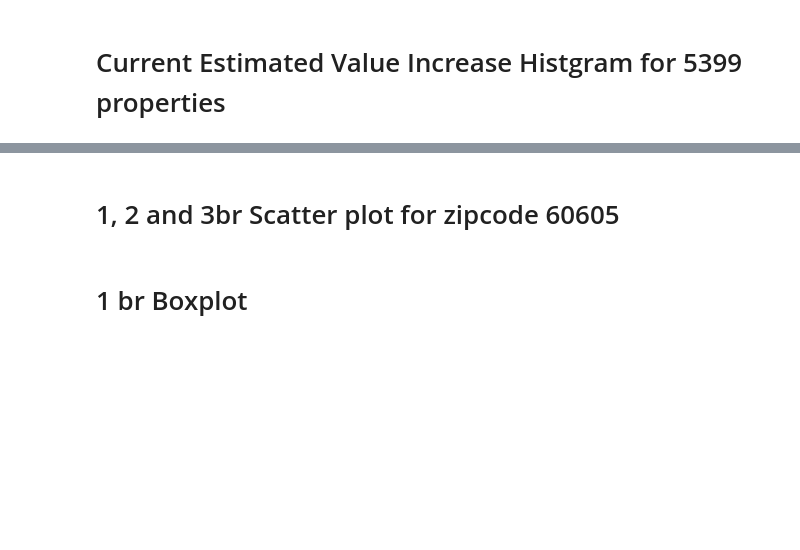
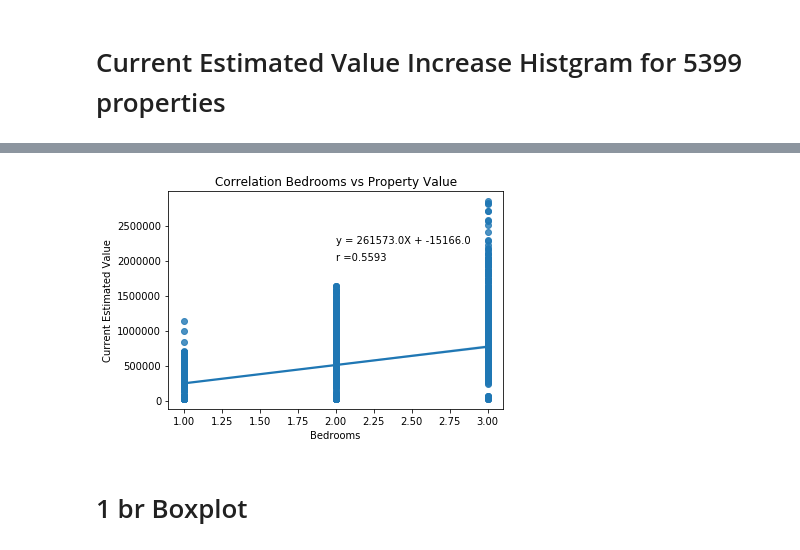
Before and after one commit to FeLowe/NW-Bootcamp-Projects, a Jupyter notebook: analysis.ipynb, the cells around one changed output, grey strips where cells are left out. Drawn from its saved outputs; the diff is of its cells as text; code cells hidden in the pictures; blank space fills up the shorter version.

```diff
--- a/analysis.ipynb
+++ b/analysis.ipynb
@@ -180,25 +190,24 @@ plt.savefig("Images/histogram2.png")
 # %%
 # Calc correlation between Zestimate amount vs Bedrooms
-condo_df_zip1 = bedrooms_combined_df.loc[general_df['Zip']==60601]
+condo_df_zip1 = bedrooms_combined_df
 
 # Calc r
 r = np.corrcoef (condo_df_zip1['Bedrooms'], condo_df_zip1['Current Estimated Value'])[1,0]
 r_round = 'r =' + str(r.round(4))
 
 # Calc Linear function
 myXset = np.array(condo_df_zip1['Bedrooms'])
 myYset = np.array(condo_df_zip1['Current Estimated Value'])
 coefficient = np.polyfit(myXset, myYset, 1)
 Y_func = np.poly1d(coefficient)
 linear = 'y = ' + str(coefficient[0].round(0)) + 'X + ' + str(coefficient[1].round())
 linear
 
 # Show scatter
 sns.regplot(x='Bedrooms',y='Current Estimated Value',data=condo_df_zip1,truncate=True)
-plt.annotate(linear,xy=(6,2250000))
-plt.annotate(r_round,xy=(6,2000000))
-
-plt.title('Zipcode 60601')
-plt.savefig("Images/scatter60601.png")
+plt.annotate(linear,xy=(2.0,2250000))
+plt.annotate(r_round,xy=(2.0,2000000))
+plt.title('Correlation Bedrooms vs Property Value')
+plt.savefig("Images/scatter.png")
+# %% [output]
+[figure, added]
-# %% [markdown]
-# 1, 2 and 3br Scatter plot for zipcode 60605
```
Also changed, not shown: parts of 14 cells of this notebook, 5 other files.
